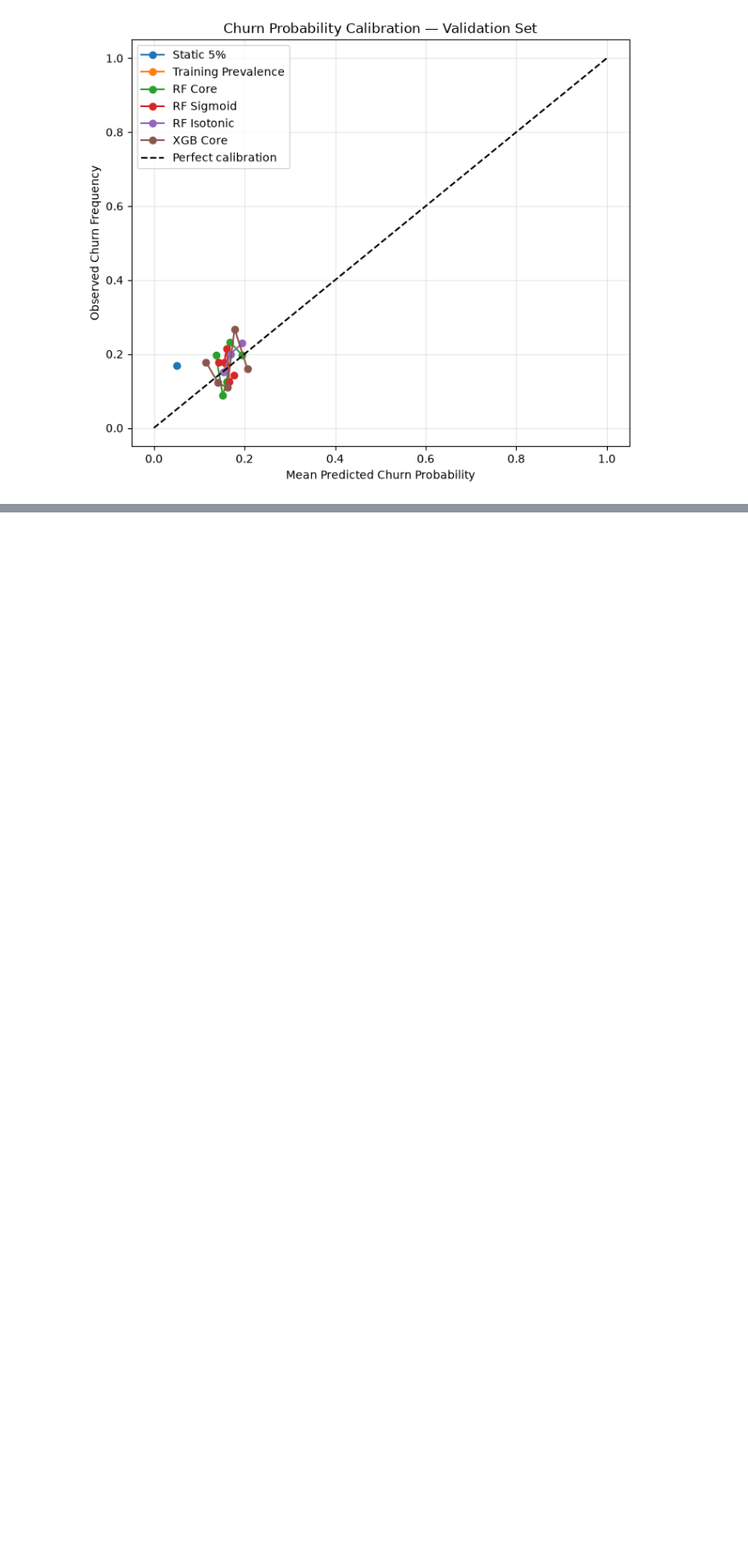
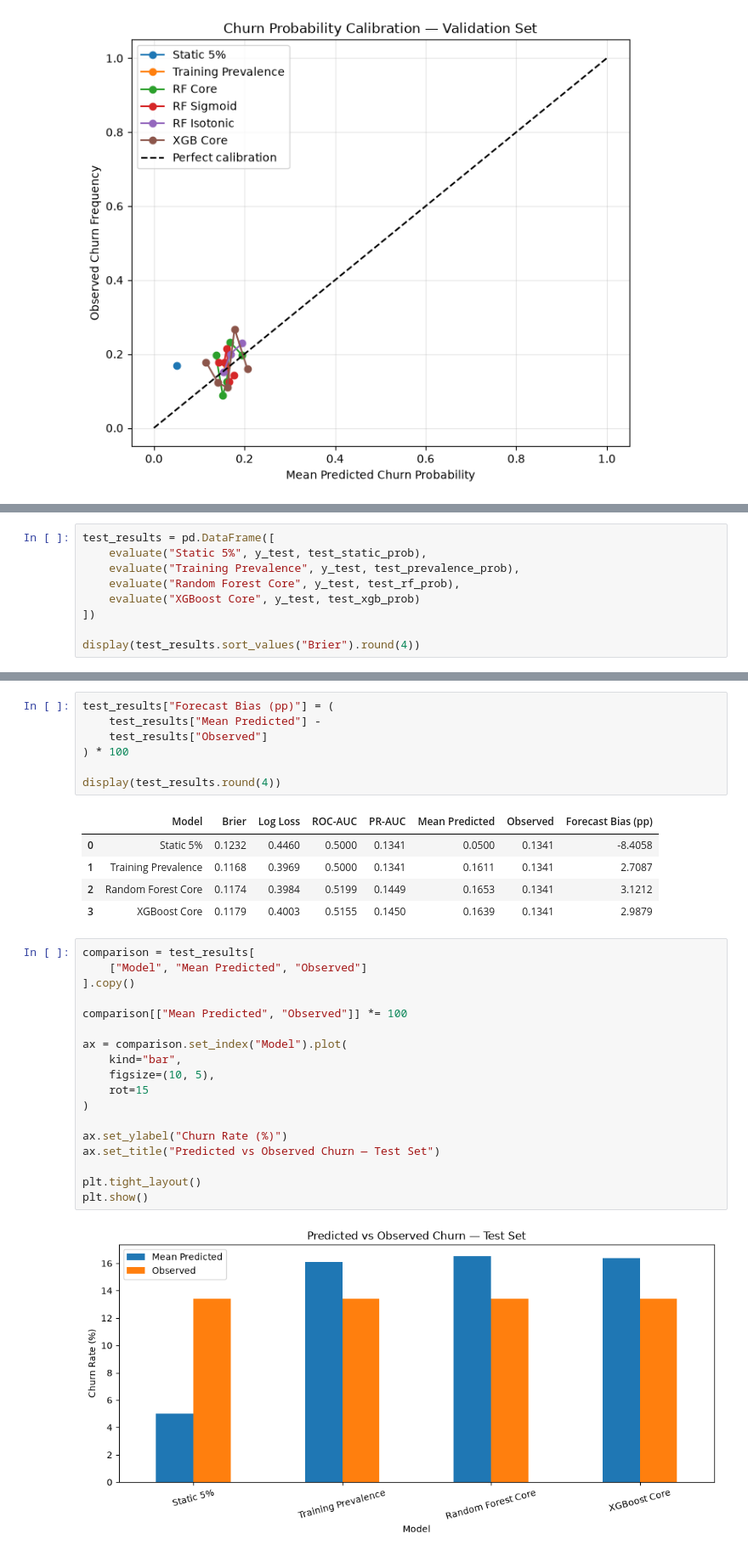
Before and after one commit to ronitrao222o/Everpure_CLV_analysis, a Jupyter notebook: notebooks/05_Calibration_and_Final_Validation.ipynb, the cells around one changed output, grey strips where cells are left out. Shown at 85% size. Cells and saved outputs as stored; diff of their text form; blank space fills up the shorter version.

Commit message:
Finalize test evaluation and report figures

```diff
--- a/notebooks/05_Calibration_and_Final_Validation.ipynb
+++ b/notebooks/05_Calibration_and_Final_Validation.ipynb
@@ -255,0 +312,9 @@ plt.show()
+# %%
+test_results = pd.DataFrame([
+    evaluate("Static 5%", y_test, test_static_prob),
+    evaluate("Training Prevalence", y_test, test_prevalence_prob),
+    evaluate("Random Forest Core", y_test, test_rf_prob),
+    evaluate("XGBoost Core", y_test, test_xgb_prob)
+])
+
+display(test_results.sort_values("Brier").round(4))
@@ -255,0 +327,33 @@ plt.show()
+# %%
+test_results["Forecast Bias (pp)"] = (
+    test_results["Mean Predicted"] -
+    test_results["Observed"]
+) * 100
+
+display(test_results.round(4))
+# %% [output]
+|  | Model | Brier | Log Loss | ROC-AUC | PR-AUC | Mean Predicted | Observed | Forecast Bias (pp) |
+| 0 | Static 5% | 0.1232 | 0.4460 | 0.5000 | 0.1341 | 0.0500 | 0.1341 | -8.4058 |
+| 1 | Training Prevalence | 0.1168 | 0.3969 | 0.5000 | 0.1341 | 0.1611 | 0.1341 | 2.7087 |
+| 2 | Random Forest Core | 0.1174 | 0.3984 | 0.5199 | 0.1449 | 0.1653 | 0.1341 | 3.1212 |
+| 3 | XGBoost Core | 0.1179 | 0.4003 | 0.5155 | 0.1450 | 0.1639 | 0.1341 | 2.9879 |
+# %%
+comparison = test_results[
+    ["Model", "Mean Predicted", "Observed"]
+].copy()
+
+comparison[["Mean Predicted", "Observed"]] *= 100
+
+ax = comparison.set_index("Model").plot(
+    kind="bar",
+    figsize=(10, 5),
+    rot=15
+)
+
+ax.set_ylabel("Churn Rate (%)")
+ax.set_title("Predicted vs Observed Churn — Test Set")
+
+plt.tight_layout()
+plt.show()
+# %% [output]
+[figure, added]
```
Also changed, not shown: parts of 7 cells of this notebook, 2 other files.
